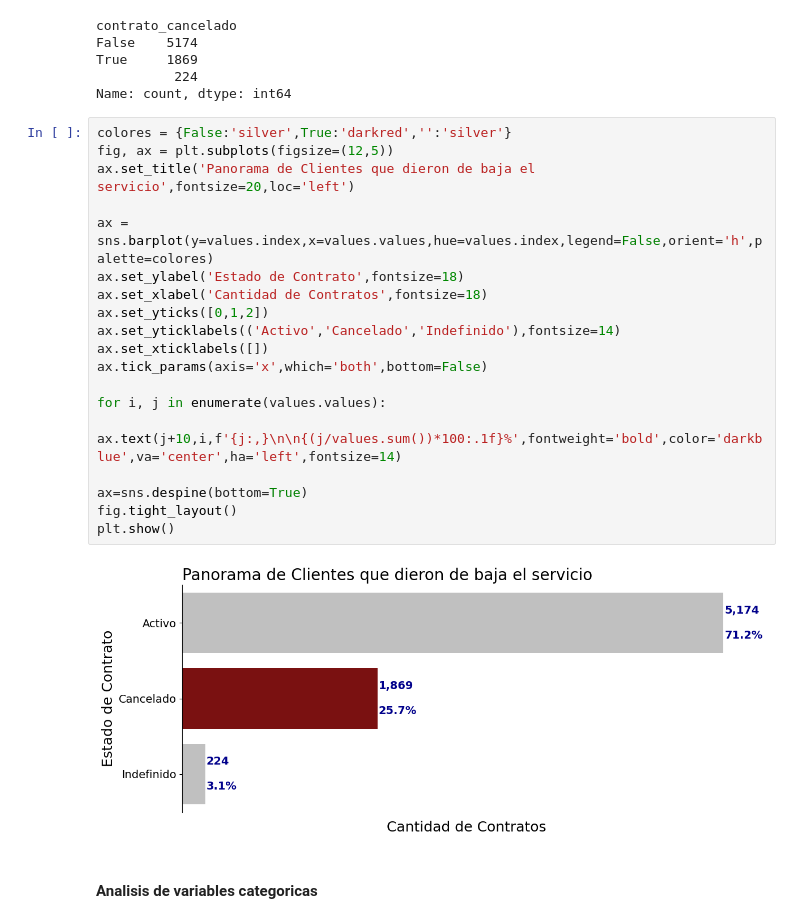
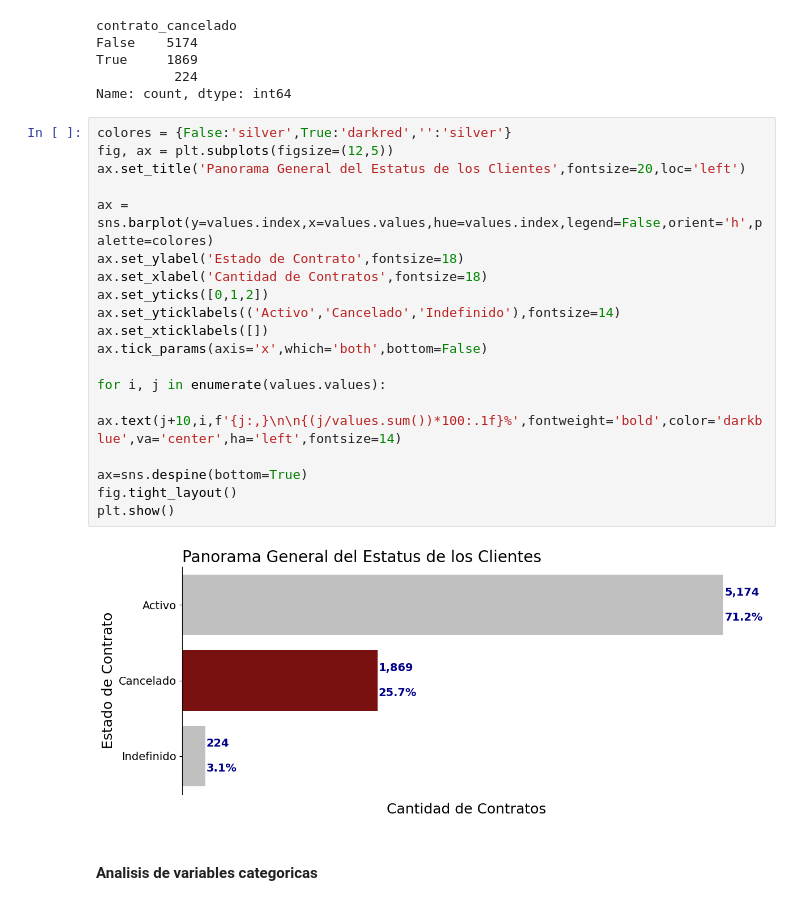
Before and after one commit to Fersh5/TelecomX, a Jupyter notebook: analisis_evasion_cliente.ipynb, the cells around one changed output. Cells and saved outputs as stored; diff of their text form.

```diff
--- a/analisis_evasion_cliente.ipynb
+++ b/analisis_evasion_cliente.ipynb
@@ -338,24 +338,24 @@ Name: count, dtype: int64
 # %%
 colores = {False:'silver',True:'darkred','':'silver'}
 fig, ax = plt.subplots(figsize=(12,5))
-ax.set_title('Panorama de Clientes que dieron de baja el servicio',fontsize=20,loc='left')
+ax.set_title('Panorama General del Estatus de los Clientes',fontsize=20,loc='left')
 
 ax = sns.barplot(y=values.index,x=values.values,hue=values.index,legend=False,orient='h',palette=colores)
 ax.set_ylabel('Estado de Contrato',fontsize=18)
 ax.set_xlabel('Cantidad de Contratos',fontsize=18)
 ax.set_yticks([0,1,2])
 ax.set_yticklabels(('Activo','Cancelado','Indefinido'),fontsize=14)
 ax.set_xticklabels([])
 ax.tick_params(axis='x',which='both',bottom=False)
 
 for i, j in enumerate(values.values):
     ax.text(j+10,i,f'{j:,}\n\n{(j/values.sum())*100:.1f}%',fontweight='bold',color='darkblue',va='center',ha='left',fontsize=14)
 
 ax=sns.despine(bottom=True)
 fig.tight_layout()
 plt.show()
 # %% [output]
-[figure, old version]
+[figure, new version]
 # %% [markdown]
 #### **Analisis de variables categoricas**
 # %%
```
Also changed, not shown: parts of 41 cells of this notebook.
